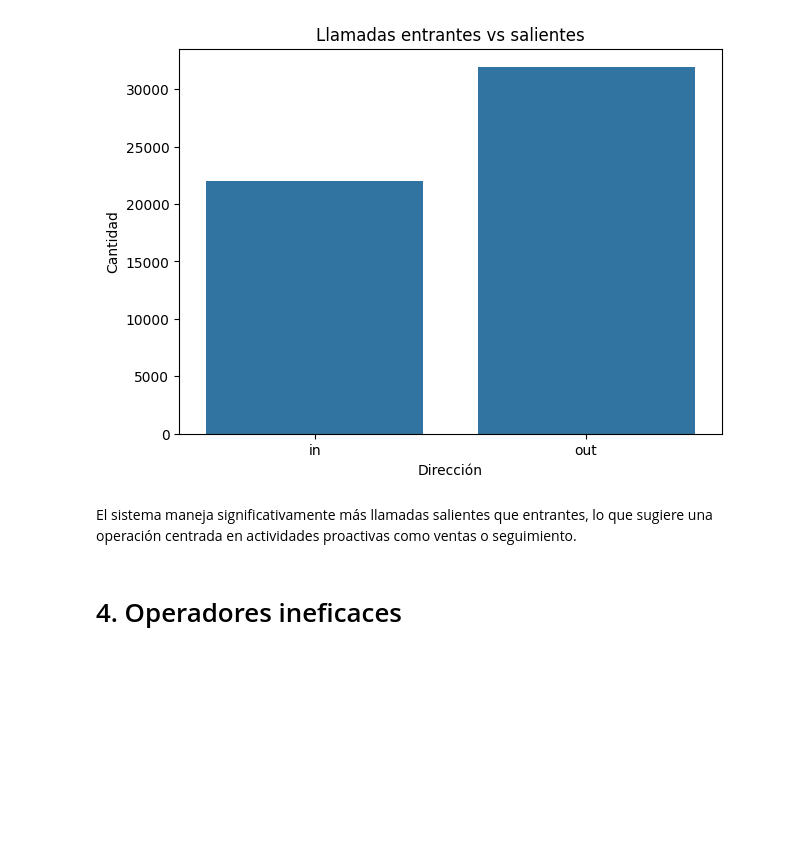
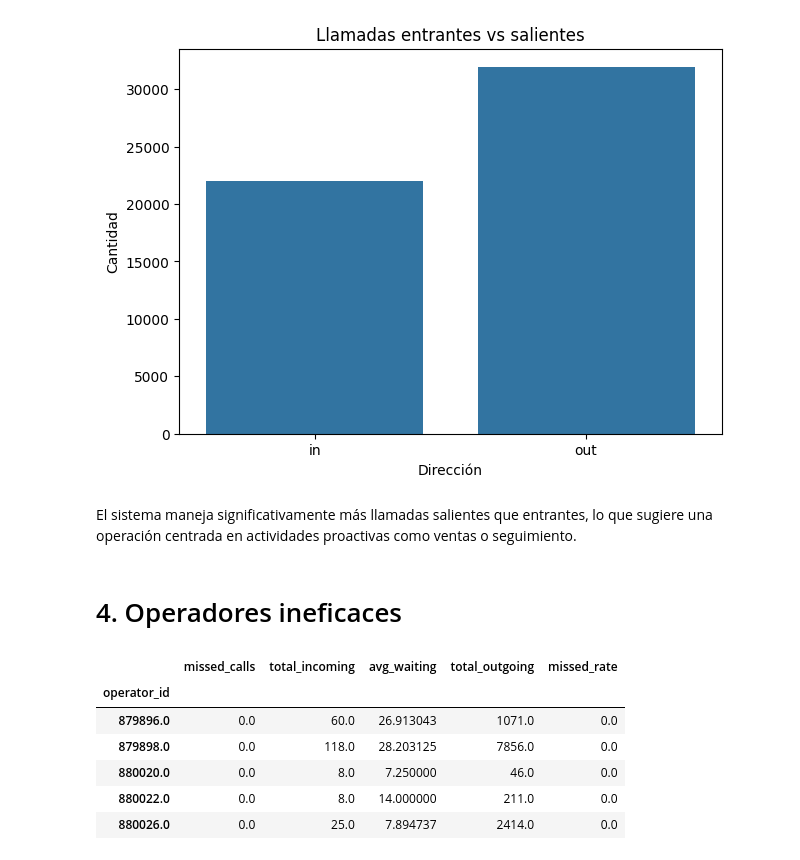
Before and after one commit to camilo180700/Final_Project_DA, a Jupyter notebook: Telecom_project/analysis_telecom.ipynb, the cells around one changed output. Drawn from its saved outputs; the diff is of its cells as text; code cells hidden in the pictures; blank space fills up the shorter version.

```diff
--- a/Telecom_project/analysis_telecom.ipynb
+++ b/Telecom_project/analysis_telecom.ipynb
@@ -193,3 +193,49 @@ plt.show()
 El sistema maneja significativamente más llamadas salientes que entrantes, lo que sugiere una operación centrada en actividades proactivas como ventas o seguimiento.
 # %% [markdown]
 # 4. Operadores ineficaces
+# %%
+# Solo operadores con ID real
+
+df_ops = df[df['operator_id'].notna()].copy()
+
+# Separar llamadas entrantes y salientes
+
+entrantes = df_ops[df_ops['direction'] == 'in']
+salientes = df_ops[df_ops['direction'] == 'out']
+
+# Métricas por operador
+
+missed = entrantes.groupby('operator_id')['is_missed_call'].sum()
+total_in = entrantes.groupby('operator_id')['calls_count'].sum()
+waiting = entrantes.groupby('operator_id')['waiting_time'].mean()
+total_out = salientes.groupby('operator_id')['calls_count'].sum()
+
+# Unir todo en una tabla
+
+operator_stats = pd.DataFrame({
+    'missed_calls': missed,
+    'total_incoming': total_in,
+    'avg_waiting': waiting,
+    'total_outgoing': total_out
+})
+
+# Solo rellenamos lo que tiene sentido rellenar con 0
+operator_stats['missed_calls'] = operator_stats['missed_calls'].fillna(0)
+operator_stats['total_outgoing'] = operator_stats['total_outgoing'].fillna(0)
+
+# missed_rate se calcula después del fillna
+operator_stats['missed_rate'] = (
+    operator_stats['missed_calls'] / operator_stats['total_incoming']
+).fillna(0)
+
+operator_stats['missed_rate'] = operator_stats['missed_calls'] / operator_stats['total_incoming']
+
+operator_stats.head()
+# %% [output]
+|  | missed_calls | total_incoming | avg_waiting | total_outgoing | missed_rate |
+| operator_id |  |  |  |  |  |
+| 879896.0 | 0.0 | 60.0 | 26.913043 | 1071.0 | 0.0 |
+| 879898.0 | 0.0 | 118.0 | 28.203125 | 7856.0 | 0.0 |
+| 880020.0 | 0.0 | 8.0 | 7.250000 | 46.0 | 0.0 |
+| 880022.0 | 0.0 | 8.0 | 14.000000 | 211.0 | 0.0 |
+| 880026.0 | 0.0 | 25.0 | 7.894737 | 2414.0 | 0.0 |
```
Also changed, not shown: parts of 13 cells of this notebook.
